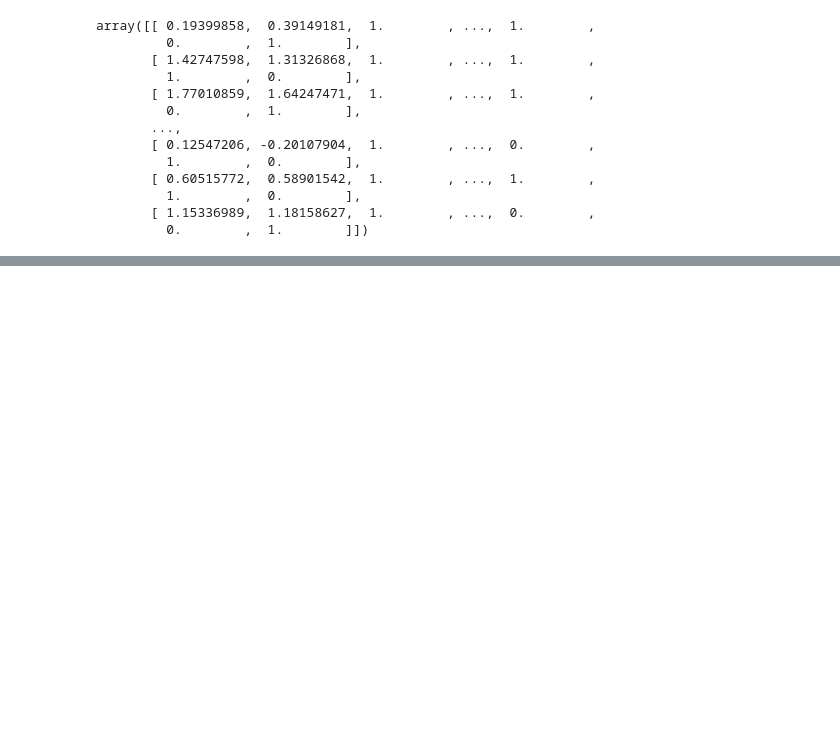
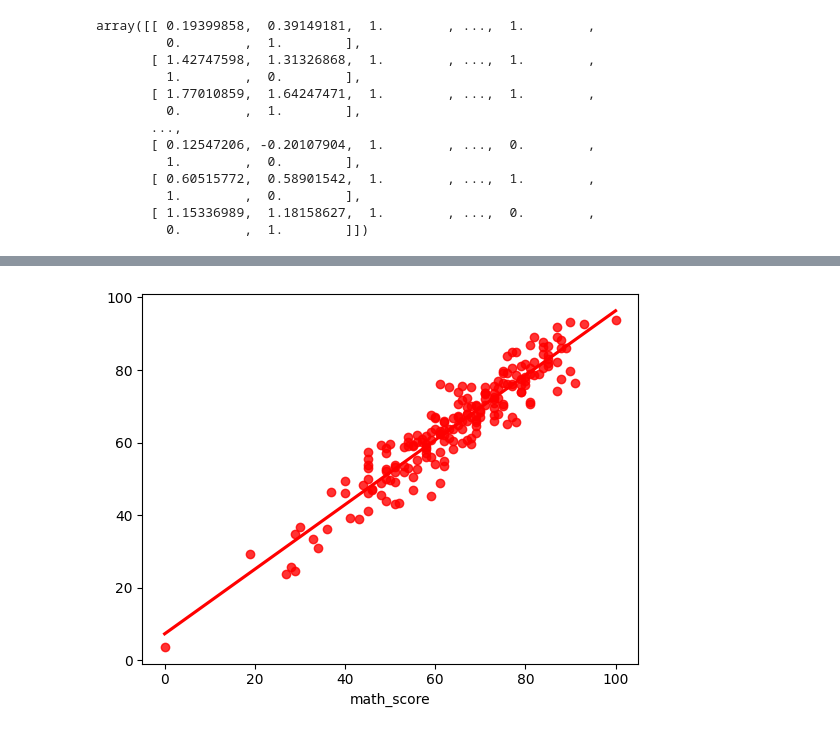
Before and after one commit to madhavi-peddireddy/End-to-end-mlproject, a Jupyter notebook: notebook/m_training.ipynb, the cells around one changed output, grey strips where cells are left out. Drawn from its saved outputs; the diff is of its cells as text; code cells hidden in the pictures; blank space fills up the shorter version.

```diff
--- a/notebook/m_training.ipynb
+++ b/notebook/m_training.ipynb
@@ -124,0 +242,4 @@ array([[ 0.19399858,  0.39149181,  1.        , ...,  1.        ,
+# %%
+sns.regplot(x=y_test,y=y_pred,ci=None,color ='red');
+# %% [output]
+[figure, added]
```
Also changed, not shown: parts of 11 cells of this notebook, 6 other files.
